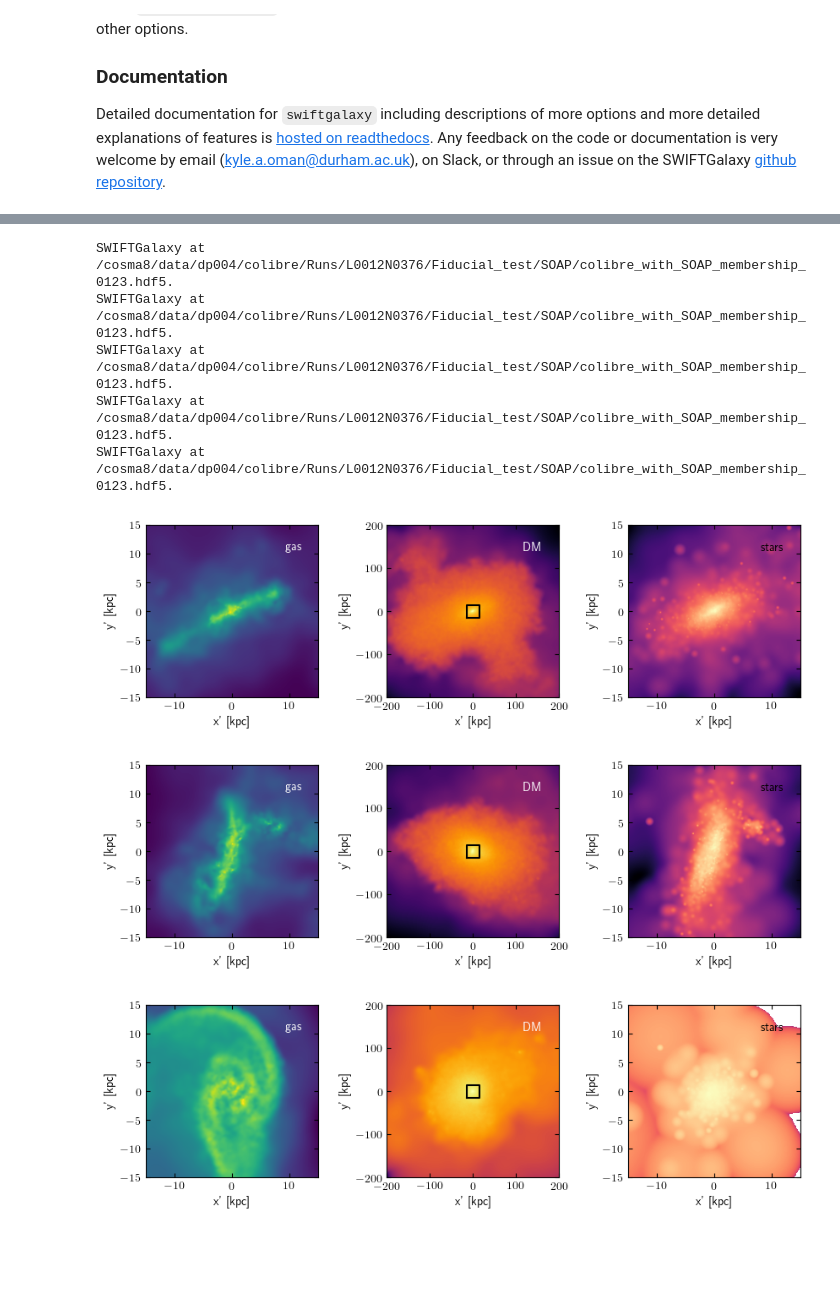
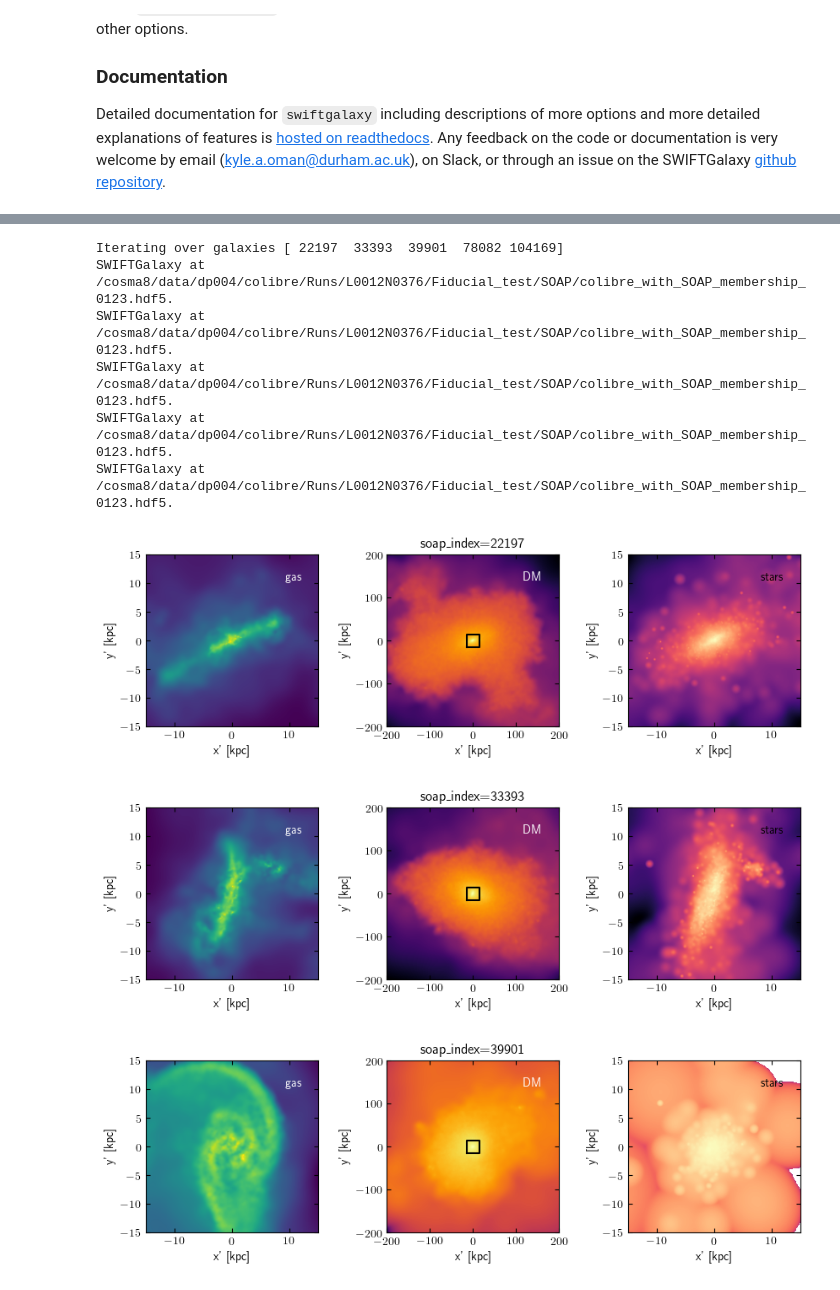
Before and after one commit to SWIFTSIM/swiftgalaxy, a Jupyter notebook: examples/SWIFTGalaxy_Colibre_QuickStart.ipynb, the cells around one changed output, grey strips where cells are left out. Drawn from its saved outputs; the diff is of its cells as text; code cells hidden in the pictures; blank space fills up the shorter version.

```diff
--- a/examples/SWIFTGalaxy_Colibre_QuickStart.ipynb
+++ b/examples/SWIFTGalaxy_Colibre_QuickStart.ipynb
@@ -58,20 +57,18 @@ The warning is complaining that `1e11 * u.Msun` doesn't include information abou
 
 Now we can create a `SWIFTGalaxy` to experiment with. The `halo_index` selects one row from the halo catalogue. The `SWIFTGalaxy` object will contain all of the integrated properties of this object from the halo catalogue and also let us access its particles from the snapshot file.
 # %%
-import unyt as u  # package used by swiftsimio to provide physical units on arrays
 from swiftgalaxy import SWIFTGalaxy, SOAP
 
 sg = SWIFTGalaxy(
     virtual_snapshot_file,
     SOAP(
         soap_catalogue_file,
-        halo_index=chosen_halo_index,
+        soap_index=chosen_halo_index,
     ),
 )
 # %% [markdown]
 We can define a function that uses some of `swiftsimio`'s visualisation tools to make some quick images of this galaxy:
 # %%
-from swiftsimio import SWIFTDataset
 from swiftsimio.visualisation.projection import project_gas, project_pixel_grid
 from swiftsimio.visualisation import (
     generate_smoothing_lengths,
@@ -81,6 +78,18 @@ import matplotlib.colors
 
 
 def myvis(sg, disc_radius=15 * u.kpc, halo_radius=200 * u.kpc, fignum=1):
+    # Before visualising the galaxy, we need to initialise some smoothing
+    # lengths for the dark matter particles (this bit of code is taken
+    # from the `swiftsimio` visualisation documentation).
+    if not hasattr(sg.dark_matter, "smoothing_lengths"):
+        sg.dark_matter.smoothing_lengths = generate_smoothing_lengths(
+            (sg.dark_matter.coordinates + sg.centre) % sg.metadata.boxsize,
+            sg.metadata.boxsize,
+            kernel_gamma=1.8,
+            neighbours=57,
+            speedup_fac=2,
+            dimension=3,
+        )
     disc_region = [-disc_radius, disc_radius, -disc_radius, disc_radius]
     halo_region = [-halo_radius, halo_radius, -halo_radius, halo_radius]
     gas_map = project_gas(
@@ -140,4 +149,6 @@ def myvis(sg, disc_radius=15 * u.kpc, halo_radius=200 * u.kpc, fignum=1):
     sp3.set_xlabel(f"x' [{disc_radius.units}]")
     sp3.set_ylabel(f"y' [{disc_radius.units}]")
     sp3.text(0.9, 0.9, "stars", ha="right", va="top", transform=sp3.transAxes)
+    sp2.set_title(f"soap_index={sg.halo_catalogue.soap_index}")
     fig.subplots_adjust(wspace=0.4)
+    return fig
@@ -257,44 +256,39 @@ Unfortunately the class cannot guess what data you will want to use in the futur
 # %%
 from swiftgalaxy.iterator import SWIFTGalaxies
+
+soap_indices = candidates[:5]  # grab 5 objects from our list of targets
+
+print(f"Iterating over galaxies {soap_indices}")
 
 figcounter = 2
 for sg in SWIFTGalaxies(
     virtual_snapshot_file,
     SOAP(
         soap_catalogue_file,
-        halo_index=candidates[:5],
+        soap_index=soap_indices,
     ),
-    preload=(
+    preload={
         "gas.coordinates",
         "gas.masses",
+        "gas.smoothing_lengths",
         "dark_matter.coordinates",
         "dark_matter.masses",
+        # dark matter has no smoothing lengths in snapshots
         "stars.coordinates",
         "stars.masses",
-    ),
+        "stars.smoothing_lengths",
+    },
 ):
     print(sg)
-    for ptype in "gas", "dark_matter", "stars":
-        try:
-            getattr(sg, ptype).smoothing_length = generate_smoothing_lengths(
-                (getattr(sg, ptype).coordinates + sg.centre) % sg.metadata.boxsize,
-                sg.metadata.boxsize,
-                kernel_gamma=1.8,
-                neighbours=57,
-                speedup_fac=2,
-                dimension=3,
-            )
-        except IndexError:
-            # no particles of this type
-            print(f"no {ptype}")
     myvis(sg, fignum=figcounter)
     figcounter += 1
 # %% [output]
+Iterating over galaxies [ 22197  33393  39901  78082 104169]
 SWIFTGalaxy at /cosma8/data/dp004/colibre/Runs/L0012N0376/Fiducial_test/SOAP/colibre_with_SOAP_membership_0123.hdf5.
 SWIFTGalaxy at /cosma8/data/dp004/colibre/Runs/L0012N0376/Fiducial_test/SOAP/colibre_with_SOAP_membership_0123.hdf5.
 SWIFTGalaxy at /cosma8/data/dp004/colibre/Runs/L0012N0376/Fiducial_test/SOAP/colibre_with_SOAP_membership_0123.hdf5.
 SWIFTGalaxy at /cosma8/data/dp004/colibre/Runs/L0012N0376/Fiducial_test/SOAP/colibre_with_SOAP_membership_0123.hdf5.
 SWIFTGalaxy at /cosma8/data/dp004/colibre/Runs/L0012N0376/Fiducial_test/SOAP/colibre_with_SOAP_membership_0123.hdf5.
-[figure, old version]
+[figure, new version]
-[figure, old version]
+[figure, new version]
-[figure, old version]
+[figure, new version]
```
Also changed, not shown: parts of 14 cells of this notebook.
